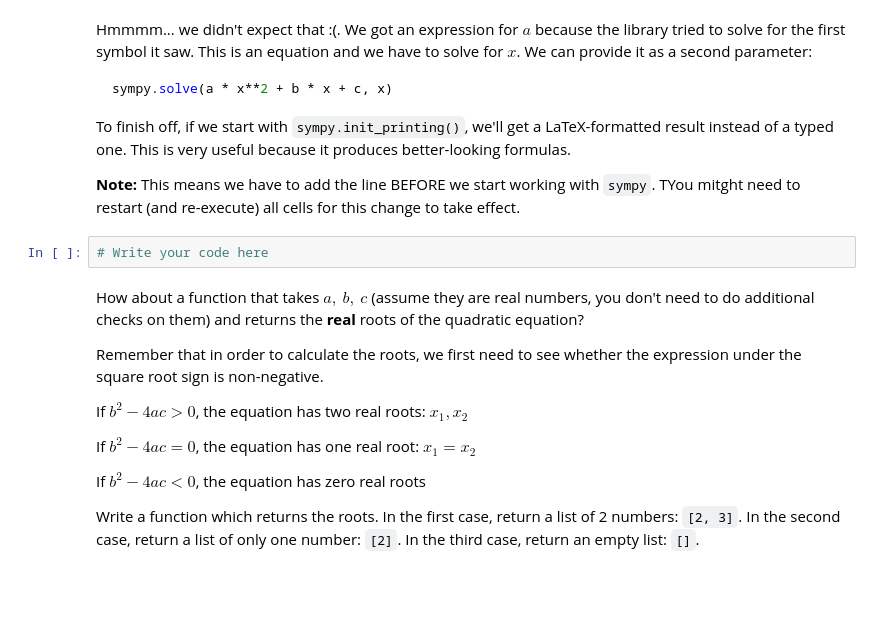
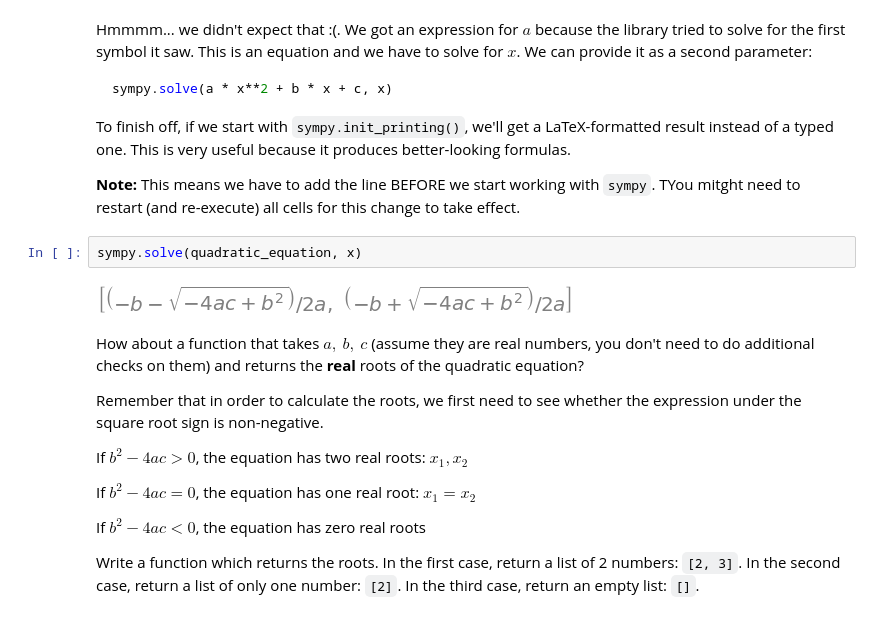
Before and after one commit to i11g/High-School-Math, a Jupyter notebook: High-School Maths Exercise.ipynb, the cells around one changed output. Saved outputs shown, nothing was run; the diff lists cells and outputs as text; blank space fills up the shorter version.

```diff
--- a/High-School Maths Exercise.ipynb
+++ b/High-School Maths Exercise.ipynb
@@ -231,7 +316,9 @@ To finish off, if we start with `sympy.init_printing()`, we'll get a LaTeX-forma
 
 **Note:** This means we have to add the line BEFORE we start working with `sympy`. TYou mitght need to restart (and re-execute) all cells for this change to take effect.
 # %%
-# Write your code here
+sympy.solve(quadratic_equation, x)
+# %% [output]
+[figure, added]
 # %% [markdown]
 How about a function that takes $a,\ b,\ c$ (assume they are real numbers, you don't need to do additional checks on them) and returns the **real** roots of the quadratic equation?
 
```
Also changed, not shown: parts of 20 cells of this notebook, 2 other files.
